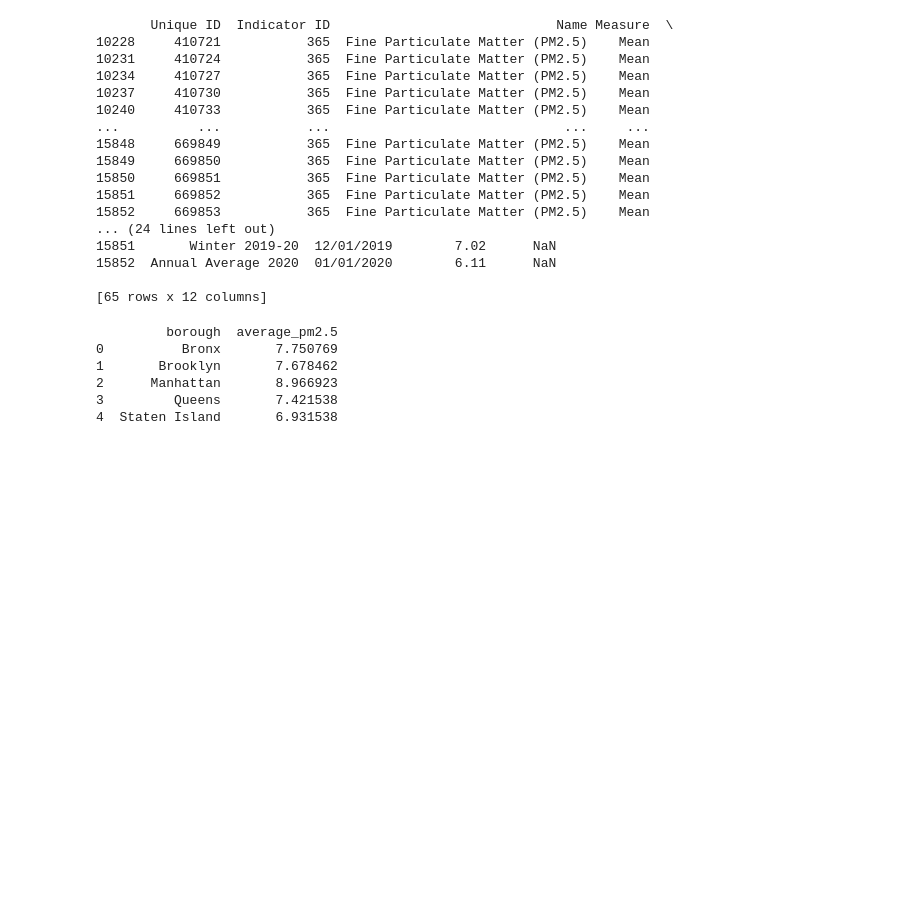
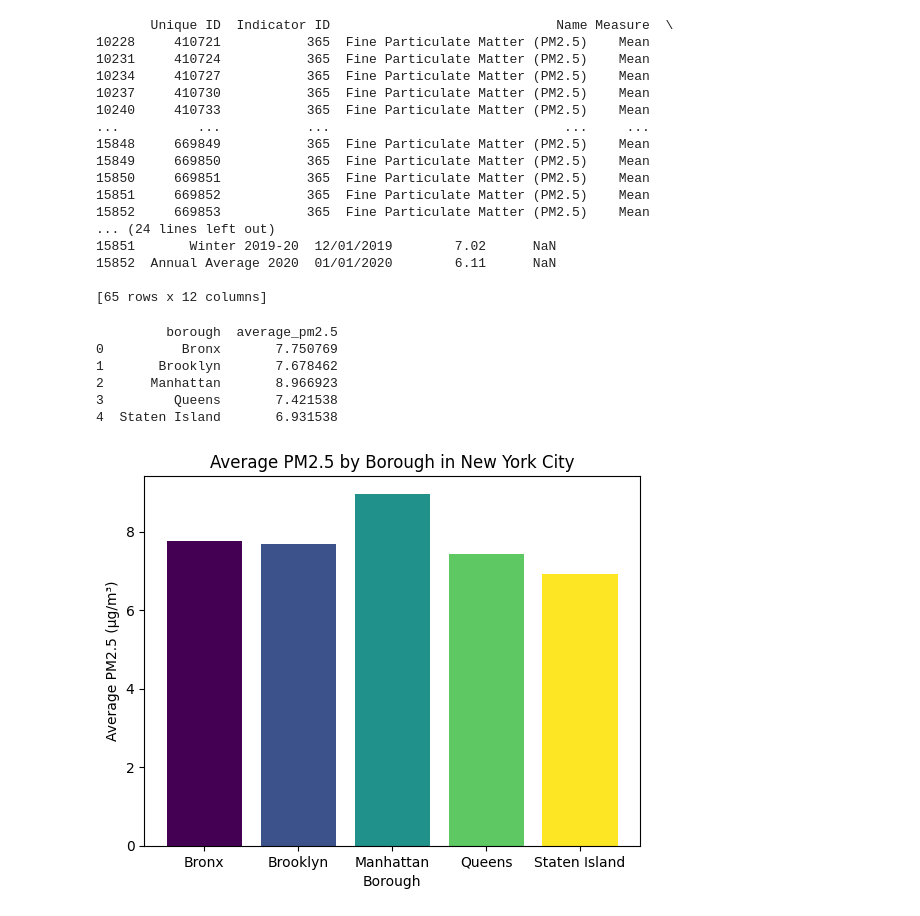
Before and after one commit to harishasan001/cs490capstone, a Jupyter notebook: air quality data cleaning.ipynb, the cells around one changed output. Saved outputs shown, nothing was run; the diff lists cells and outputs as text; code cells hidden in the pictures; blank space fills up the shorter version.

```diff
--- a/air quality data cleaning.ipynb
+++ b/air quality data cleaning.ipynb
@@ -68,3 +69,17 @@ print(air_quality_cleaned)
 4  Staten Island       6.931538
 # %%
 air_quality_cleaned.to_csv("air_quality_cleaned.csv")
+# %%
+colors = plt.cm.viridis(np.linspace(0, 1, len(air_quality_cleaned)))
+
+plt.bar(air_quality_cleaned['borough'], air_quality_cleaned['average_pm2.5'], color=colors)
+
+# Set the chart title and labels
+plt.title('Average PM2.5 by Borough in New York City')
+plt.xlabel('Borough')
+plt.ylabel('Average PM2.5 (μg/m³)')
+
+# Show the chart
+plt.show()
+# %% [output]
+[figure, added]
```
Also changed, not shown: parts of 1 cell of this notebook, 2 other files.
